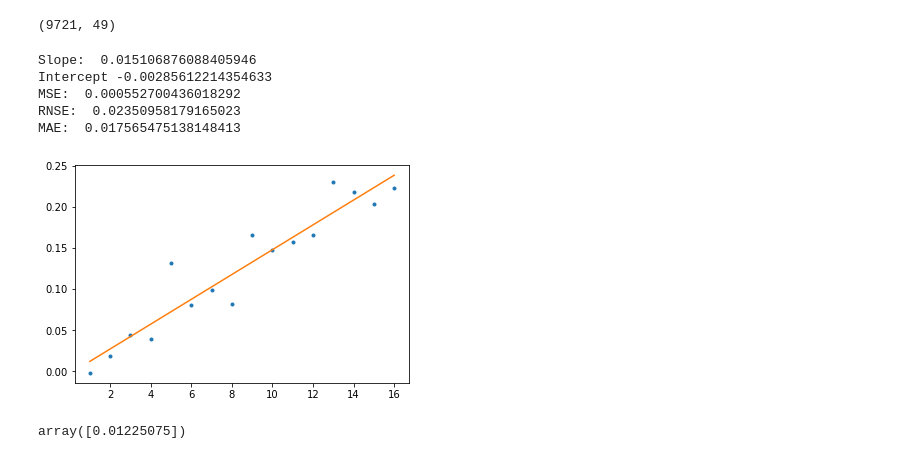
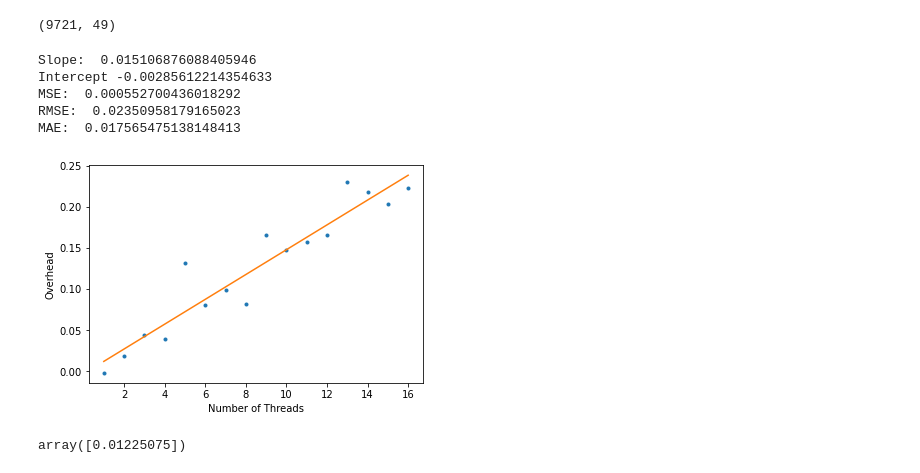
Before and after one commit to WYB929/2023_multicore_project, a Jupyter notebook: src/overhead_model.ipynb, the cells around one changed output. Saved outputs shown, nothing was run; the diff lists cells and outputs as text; code cells hidden in the pictures.

```diff
--- a/src/overhead_model.ipynb
+++ b/src/overhead_model.ipynb
@@ -61,6 +65,7 @@ def solve_func(seq_1, seq_2, s_diff, p_diff):
 
     return s_1, s_2, p_1, p_2
 # %%
+# do regression on the time difference
 for i in data['benchmarks'].unique():
     for j in [[0,1],[1,2],[0,2]]:
         y = find_diff(j[1],j[0],i,data)
@@ -80,6 +85,8 @@ for i in data['benchmarks'].unique():
         plt.plot(X_hat,y_hat, label="truth", color="red")
         plt.plot(X, func(X, s, p), label="pred", color = "blue")
         plt.legend()
+        plt.xlabel("Number of Threads")
+        plt.ylabel("Time Difference")
         plt.title(benchmarks[i]+' '+str(j))
         plt.show()
 # %% [output]
@@ -217,34 +205,37 @@ data['p'] = pd.Series(p_1)
 # %%
 data['Overhead'] = data['time']-data['Vanilla_time']
 # %%
-# mean plotting
+# do regression on averaged overhead on each number of thread calculated by time-vanlla_time
 benchmark_data = data
 mean_lst = [benchmark_data[benchmark_data['threads']==i]['Overhead'].mean() for i in range(1,17)]
 
 X = np.array([i for i in range(1,17)]).reshape((-1,1))
 y = np.array(mean_lst)
 model = LinearRegression().fit(X, y)
 print("Slope: ", model.coef_[0])
 print("Intercept", model.intercept_)
 
 y_pred = model.predict(X)
 mse = mean_squared_error(y, y_pred)
 rmse = mean_squared_error(y, y_pred, squared=False)
 mae = mean_absolute_error(y, y_pred)
 print("MSE: ", mse)
-print("RNSE: ", rmse)
+print("RMSE: ", rmse)
 print("MAE: ", mae)
+
+plt.xlabel('Number of Threads')
+plt.ylabel('Overhead')
 
 plt.plot([i for i in range(1,17)],mean_lst,'.', label="truth")
 plt.plot(X, y_pred)
 plt.show()
 # %% [output]
 Slope:  0.015106876088405946
 Intercept -0.00285612214354633
 MSE:  0.000552700436018292
-RNSE:  0.02350958179165023
+RMSE:  0.02350958179165023
 MAE:  0.017565475138148413
-[figure, old version]
+[figure, new version]
 # %%
 model.predict([[1]])
 # %% [output]
```
Also changed, not shown: parts of 12 cells of this notebook, 5 other files.
